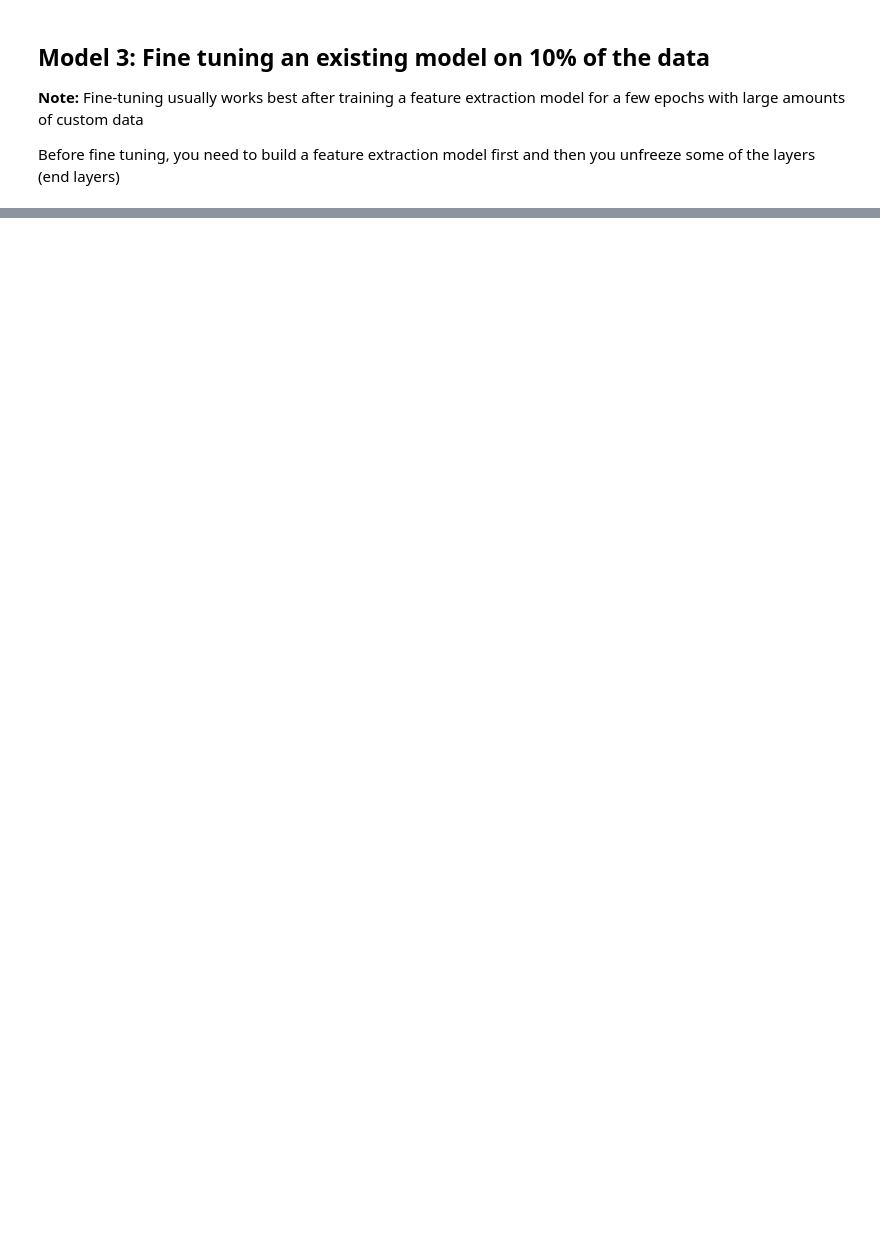
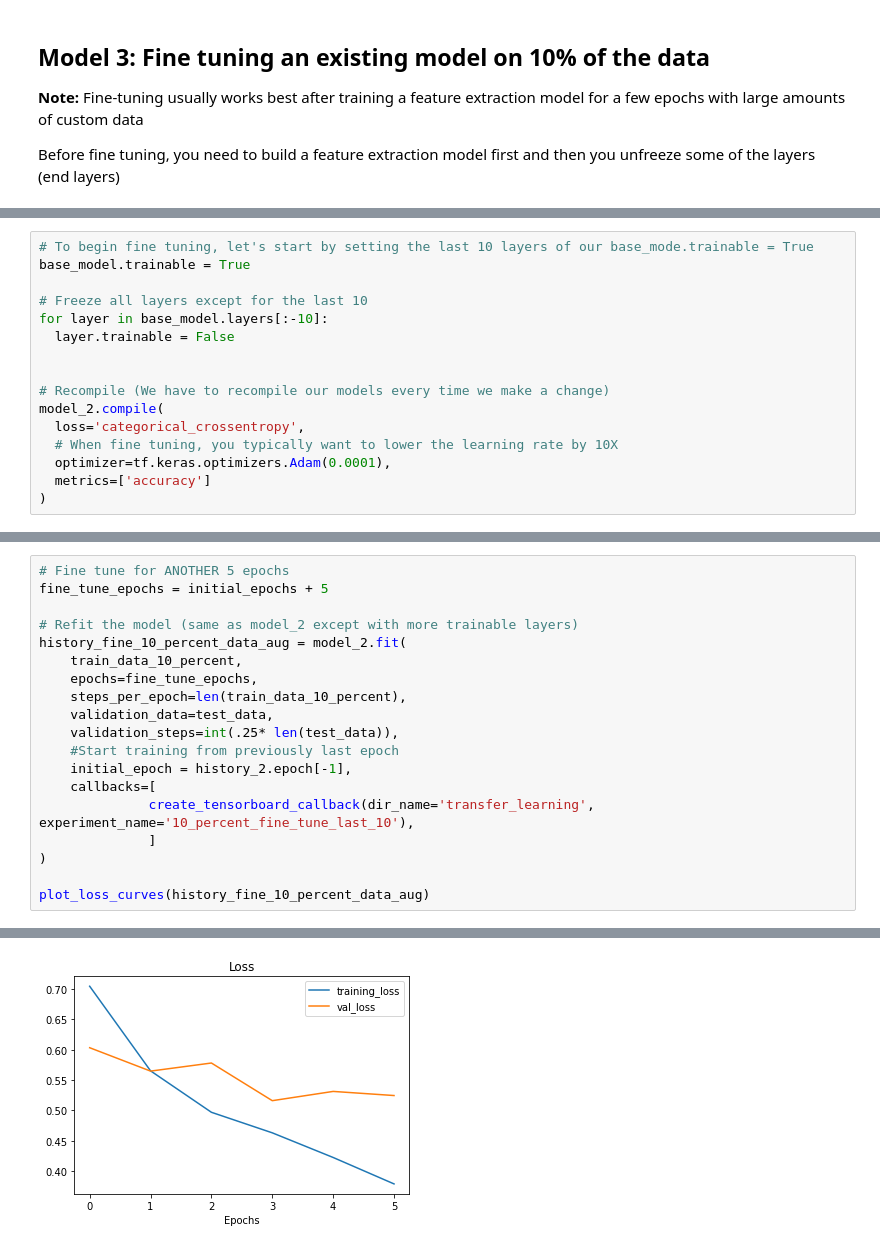
Before and after one commit to moimigueldev/tensorflow-ztm, a Jupyter notebook: tensorflow/05_transfer_learning_fine_tuning.ipynb, the cells around one changed output, grey strips where cells are left out. Cells and saved outputs as stored; diff of their text form; blank space fills up the shorter version.

Commit message:
Created models with transfer learning and fine tuning

```diff
--- a/tensorflow/05_transfer_learning_fine_tuning.ipynb
+++ b/tensorflow/05_transfer_learning_fine_tuning.ipynb
@@ -700,0 +829,16 @@ for layer in model_2.layers:
+# %%
+# To begin fine tuning, let's start by setting the last 10 layers of our base_mode.trainable = True
+base_model.trainable = True
+
+# Freeze all layers except for the last 10
+for layer in base_model.layers[:-10]:
+  layer.trainable = False
+
+
+# Recompile (We have to recompile our models every time we make a change)
+model_2.compile(
+  loss='categorical_crossentropy',
+  # When fine tuning, you typically want to lower the learning rate by 10X
+  optimizer=tf.keras.optimizers.Adam(0.0001),
+  metrics=['accuracy']
+)
@@ -700,0 +878,20 @@ for layer in model_2.layers:
+# %%
+# Fine tune for ANOTHER 5 epochs
+fine_tune_epochs = initial_epochs + 5
+
+# Refit the model (same as model_2 except with more trainable layers)
+history_fine_10_percent_data_aug = model_2.fit(
+    train_data_10_percent,
+    epochs=fine_tune_epochs,
+    steps_per_epoch=len(train_data_10_percent),
+    validation_data=test_data,
+    validation_steps=int(.25* len(test_data)),
+    #Start training from previously last epoch
+    initial_epoch = history_2.epoch[-1],
+    callbacks=[
+              create_tensorboard_callback(dir_name='transfer_learning', experiment_name='10_percent_fine_tune_last_10'),
+              ]
+)
+
+plot_loss_curves(history_fine_10_percent_data_aug)
+# %% [output]
@@ -700,0 +911 @@ for layer in model_2.layers:
+[figure, added]
```
Also changed, not shown: parts of 45 cells of this notebook.
